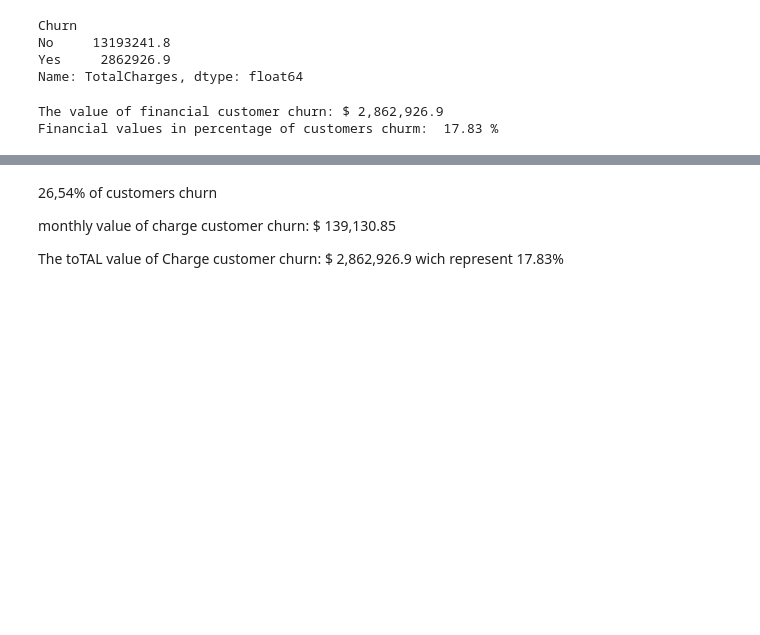
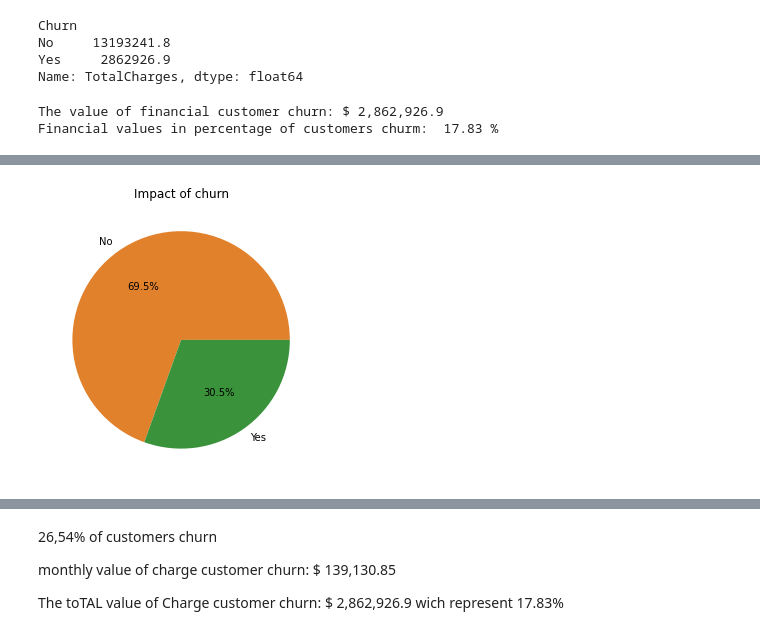
Before and after one commit to wizking-code/ChurmProject, a Jupyter notebook: churmProject.ipynb, the cells around one changed output, grey strips where cells are left out. Cells and saved outputs as stored; diff of their text form; code cells hidden in the pictures; blank space fills up the shorter version.

```diff
--- a/churmProject.ipynb
+++ b/churmProject.ipynb
@@ -216,2 +201,12 @@ Name: MonthlyCharges, dtype: float64
+# %%
+
+Churn = 'No', 'Yes'
+df= [69.5,30.5]
+colors = ['#e1812c','#3a923a']
+plt.pie(df, labels=Churn, colors=colors, autopct='%1.1f%%')
+plt.title('Impact of churn')
+plt.show()
+# %% [output]
+[figure, added]
 # %%
 # daily loss of customer
```
Also changed, not shown: parts of 26 cells of this notebook.
